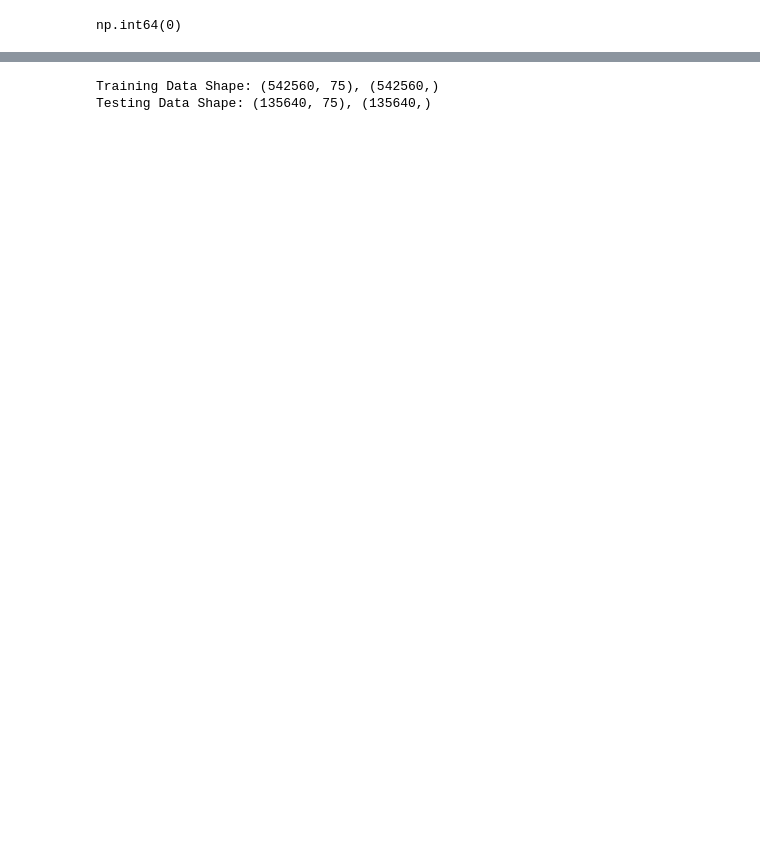
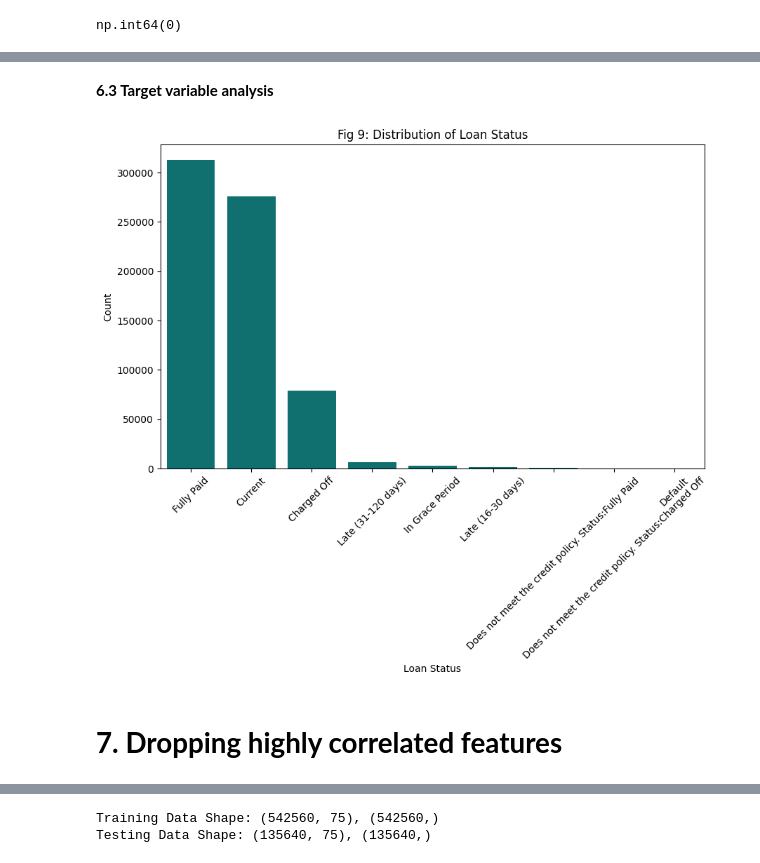
Before and after one commit to jerryorajekwe/Predicting-Loan-Default-Risk-with-Machine-Learning-Models, a Jupyter notebook: loandefaultworkings.ipynb, the cells around one changed output, grey strips where cells are left out. Drawn from its saved outputs; the diff is of its cells as text; code cells hidden in the pictures; blank space fills up the shorter version.

```diff
--- a/loandefaultworkings.ipynb
+++ b/loandefaultworkings.ipynb
@@ -197,3 +267,18 @@ np.int64(0)
+# %% [markdown]
+**6.3 Target variable analysis**
+# %%
+# Visualize loan_status distribution
+plt.figure(figsize=(10, 6))
+sns.countplot(data=loan_data_sample, x='loan_status', order=loan_data_sample['loan_status'].value_counts().index, color='teal')
+plt.title("Fig 9: Distribution of Loan Status")
+plt.xlabel("Loan Status")
+plt.ylabel("Count")
+plt.xticks(rotation=45)
+plt.show()
+# %% [output]
+[figure, added]
+# %% [markdown]
+# **7. Dropping highly correlated features**
 # %%
 # Compute correlation matrix
 corr_matrix = loan_data_sample.select_dtypes(include=['number']).corr().abs()
```
Also changed, not shown: parts of 76 cells of this notebook.
